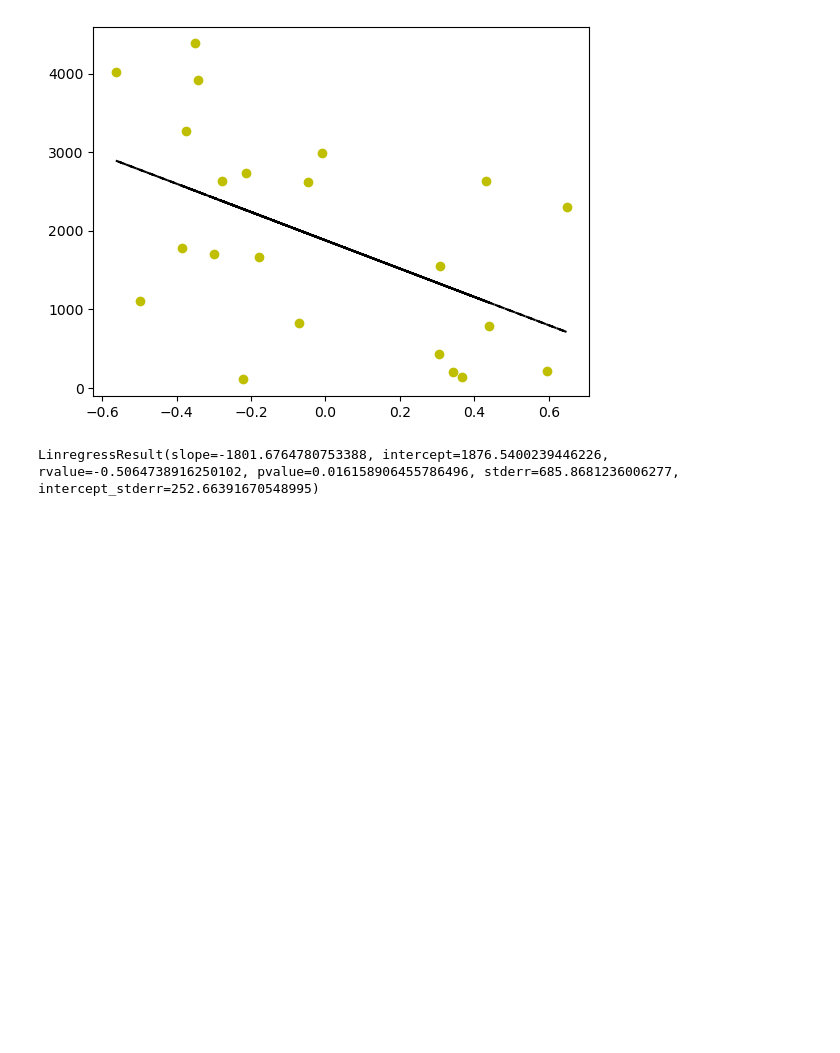
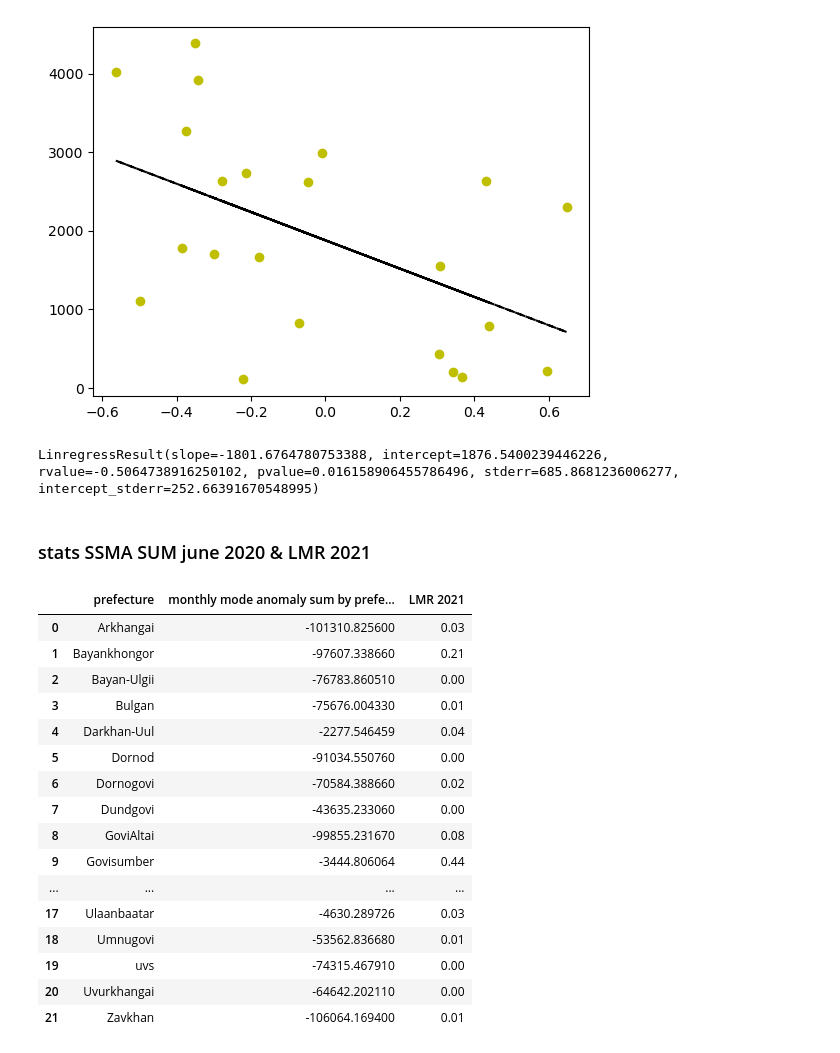
Before and after one commit to astervolta/SM-repo, a Jupyter notebook: 1.geemap_SMAP_SSMA_one_month_query_to_STATS.ipynb, the cells around one changed output. Cells and saved outputs as stored; diff of their text form; code cells hidden in the pictures; blank space fills up the shorter version.

```diff
--- a/1.geemap_SMAP_SSMA_one_month_query_to_STATS.ipynb
+++ b/1.geemap_SMAP_SSMA_one_month_query_to_STATS.ipynb
@@ -225,3 +227,27 @@ from scipy.stats import linregress
 linregress(x,y)
 # %% [output]
 LinregressResult(slope=-1801.6764780753388, intercept=1876.5400239446226, rvalue=-0.5064738916250102, pvalue=0.016158906455786496, stderr=685.8681236006277, intercept_stderr=252.66391670548995)
+# %% [markdown]
+### stats SSMA SUM june 2020 & LMR 2021
+# %%
+file_in = 'SSMA-SUM-june2020_LMR-2021_table.csv'
+sum_ssma_lmr21 = pd.read_csv(file_in)
+sum_ssma_lmr21
+# %% [output]
+|  | prefecture | monthly mode anomaly sum by prefe... | LMR 2021 |
+| 0 | Arkhangai | -101310.825600 | 0.03 |
+| 1 | Bayankhongor | -97607.338660 | 0.21 |
+| 2 | Bayan-Ulgii | -76783.860510 | 0.00 |
+| 3 | Bulgan | -75676.004330 | 0.01 |
+| 4 | Darkhan-Uul | -2277.546459 | 0.04 |
+| 5 | Dornod | -91034.550760 | 0.00 |
+| 6 | Dornogovi | -70584.388660 | 0.02 |
+| 7 | Dundgovi | -43635.233060 | 0.00 |
+| 8 | GoviAltai | -99855.231670 | 0.08 |
+| 9 | Govisumber | -3444.806064 | 0.44 |
+| ... | ... | ... | ... |
+| 17 | Ulaanbaatar | -4630.289726 | 0.03 |
+| 18 | Umnugovi | -53562.836680 | 0.01 |
+| 19 | uvs | -74315.467910 | 0.00 |
+| 20 | Uvurkhangai | -64642.202110 | 0.00 |
+| 21 | Zavkhan | -106064.169400 | 0.01 |
```
Also changed, not shown: parts of 7 cells of this notebook.
